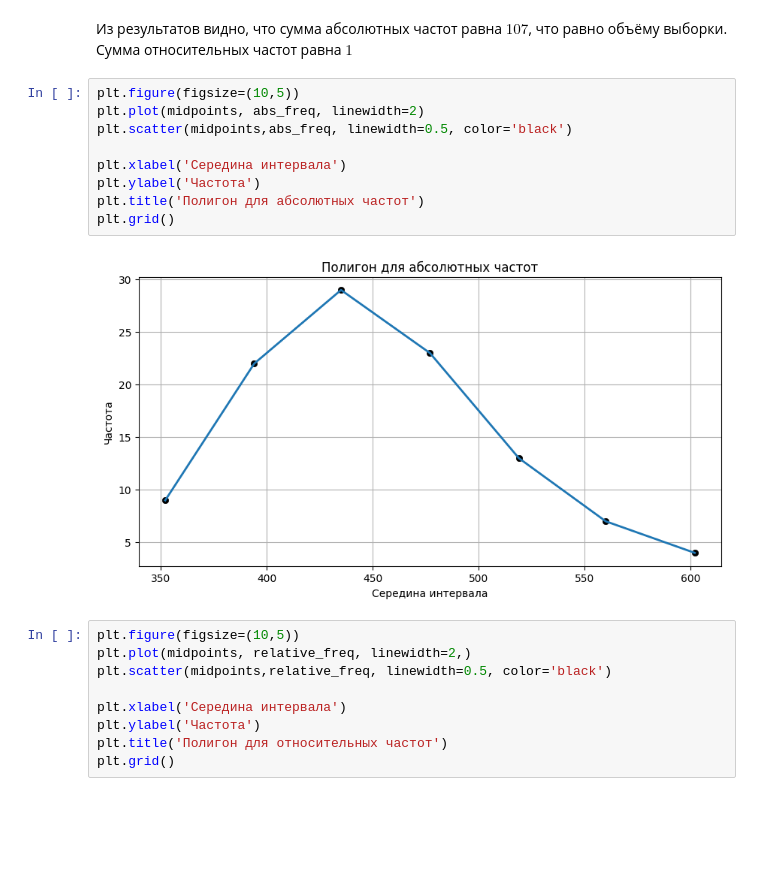
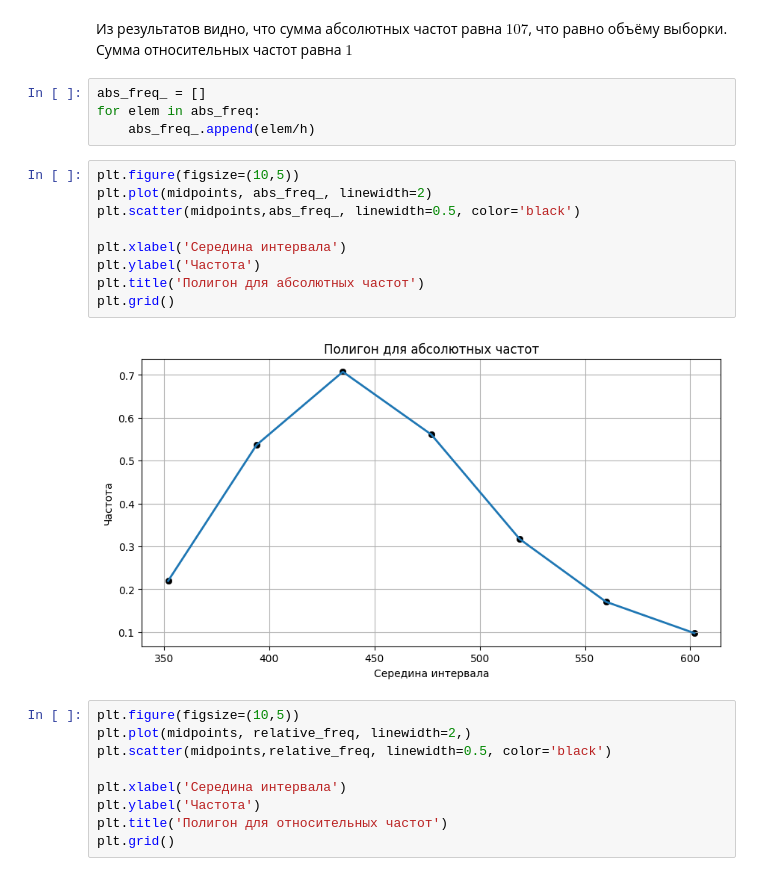
Before and after one commit to the-mvi/smedh-2023, a Jupyter notebook: 9383_Rybnikov_RA_Sergienkova_AA/task1.ipynb, the cells around one changed output. Cells and saved outputs as stored; diff of their text form; blank space fills up the shorter version.

```diff
--- a/9383_Rybnikov_RA_Sergienkova_AA/task1.ipynb
+++ b/9383_Rybnikov_RA_Sergienkova_AA/task1.ipynb
@@ -253,17 +253,21 @@ print(f'Сумма относительных частот равна: {interval
 Сумма относительных частот равна: 1.0
 # %% [markdown]
 Из результатов видно, что сумма абсолютных частот равна $107$, что равно объёму выборки. Сумма относительных частот равна $1$
+# %%
+abs_freq_ = []
+for elem in abs_freq:
+    abs_freq_.append(elem/h)
 # %%
 plt.figure(figsize=(10,5))
-plt.plot(midpoints, abs_freq, linewidth=2)
-plt.scatter(midpoints,abs_freq, linewidth=0.5, color='black')
+plt.plot(midpoints, abs_freq_, linewidth=2)
+plt.scatter(midpoints,abs_freq_, linewidth=0.5, color='black')
 
 plt.xlabel('Середина интервала')
 plt.ylabel('Частота')
 plt.title('Полигон для абсолютных частот')
 plt.grid()
 # %% [output]
-[figure, old version]
+[figure, new version]
 # %%
 plt.figure(figsize=(10,5))
 plt.plot(midpoints, relative_freq, linewidth=2,)
```
Also changed, not shown: parts of 5 cells of this notebook.
